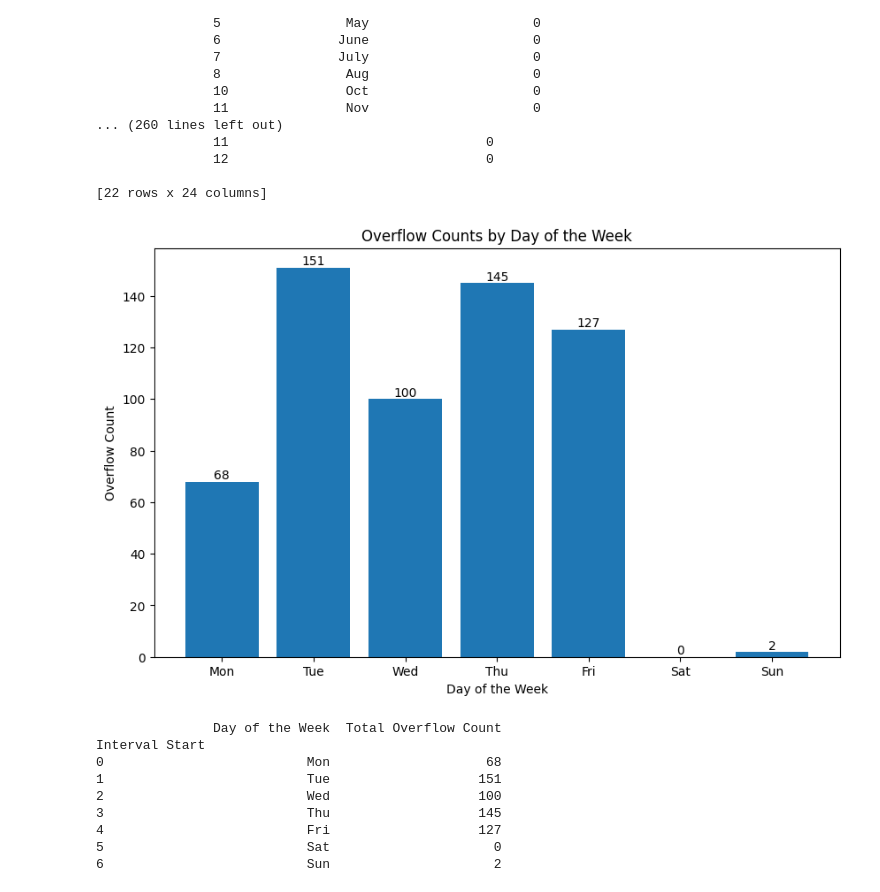
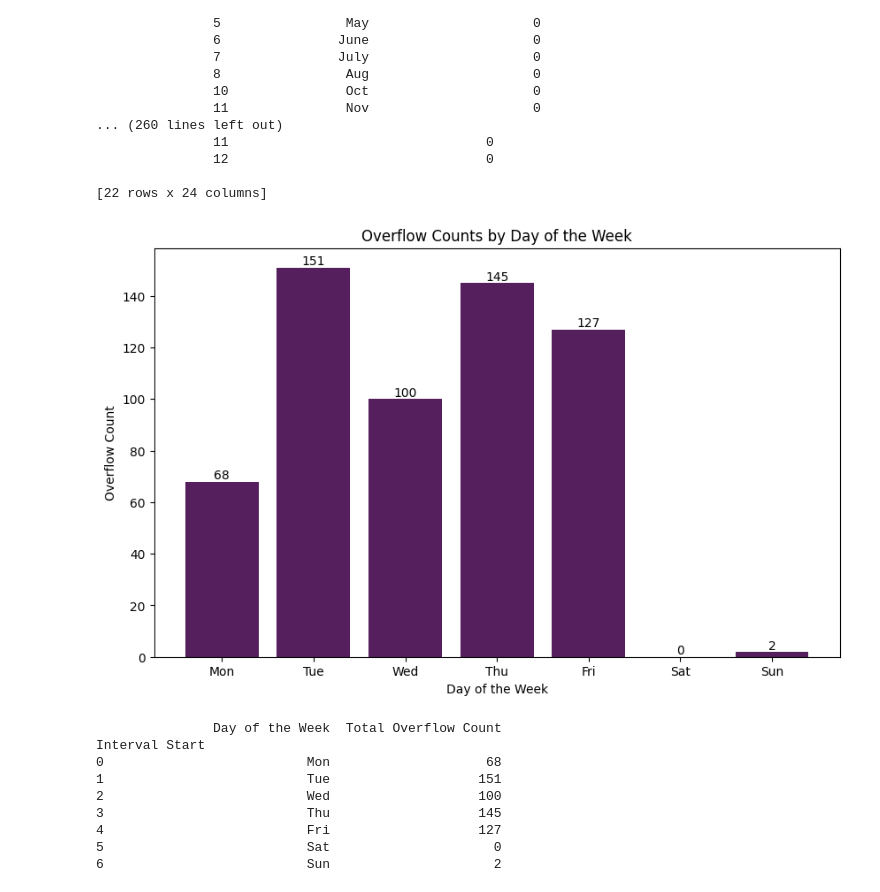
Before and after one commit to Minakshi654/Modelname, a Jupyter notebook: My_Code.ipynb, the cells around one changed output. Saved outputs shown, nothing was run; the diff lists cells and outputs as text; code cells hidden in the pictures.

```diff
--- a/My_Code.ipynb
+++ b/My_Code.ipynb
@@ -216,31 +216,31 @@ Interval Start Interval Start
 # %%
 day_counts = summary_table['Interval Start'].dt.dayofweek.value_counts().sort_index()
 days = ['Mon', 'Tue', 'Wed', 'Thu', 'Fri', 'Sat', 'Sun']
 
 # Reindex day_counts to ensure all days of the week are included
 day_counts = day_counts.reindex(range(7), fill_value=0)
 
 # Plot the bar graph
 plt.figure(figsize=(10, 6))
-plt.bar(days, day_counts) # Plot using the reindexed day_counts
+plt.bar(days, day_counts, color= '#551E5D') # Plot using the reindexed day_counts
 
 # Add labels and title
 plt.xlabel('Day of the Week')
 plt.ylabel('Overflow Count')
 plt.title('Overflow Counts by Day of the Week')
 
 # Annotate the bar graph with total counts
 for i, count in enumerate(day_counts):
     plt.text(i, count, str(count), ha='center', va='bottom')
 
 # Show the plot
 plt.show()
 
 # Create a table to display the counts
 day_counts_df = pd.DataFrame({'Day of the Week': days, 'Total Overflow Count': day_counts})
 print(day_counts_df)
 # %% [output]
-[figure, old version]
+[figure, new version]
                Day of the Week  Total Overflow Count
 Interval Start
 0                          Mon                    68
```
Also changed, not shown: parts of 6 cells of this notebook.
